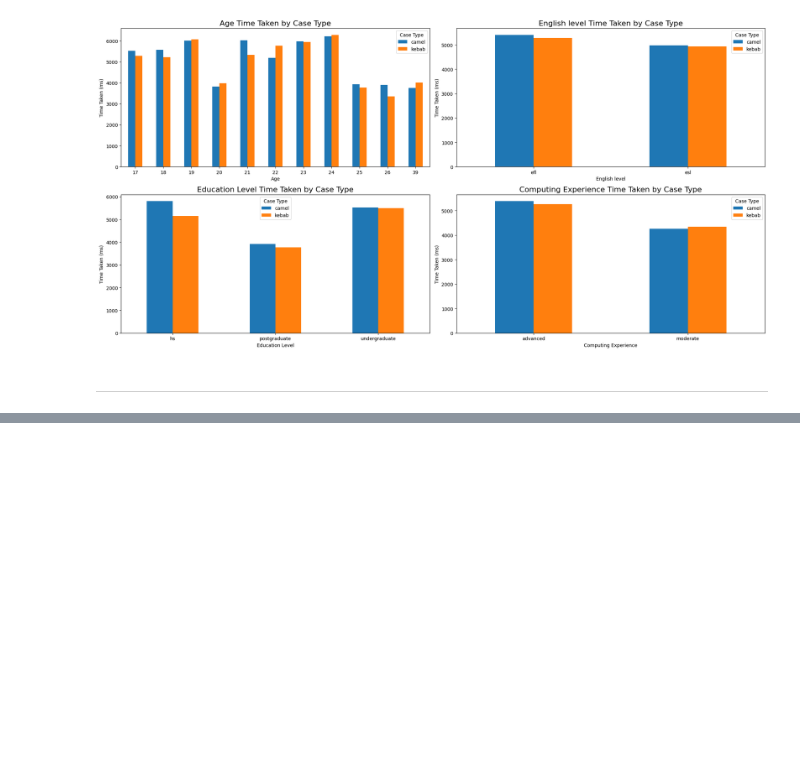
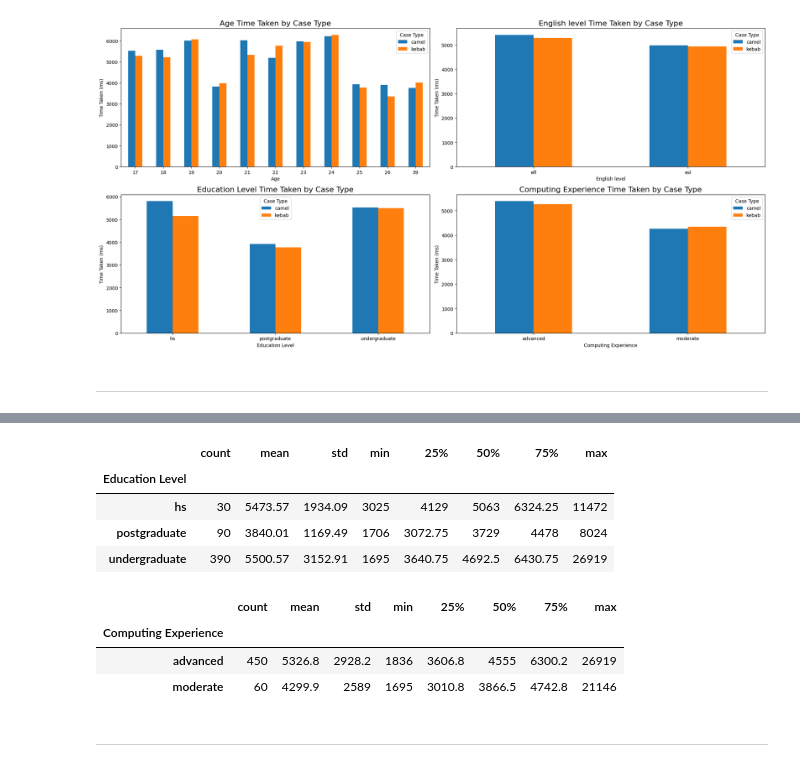
Before and after one commit to bilinni/Experiment-2-CamelCase-Vs-KebabCase, a Jupyter notebook: exploring/main.ipynb, the cells around one changed output, grey strips where cells are left out. Saved outputs shown, nothing was run; the diff lists cells and outputs as text; code cells hidden in the pictures; blank space fills up the shorter version.

```diff
--- a/exploring/main.ipynb
+++ b/exploring/main.ipynb
@@ -315,0 +382,17 @@ plt.show()
+# %%
+format_discriptive(df.groupby('Education Level')['Time Taken (ms)'].describe())
+# %% [output]
+|  | count | mean | std | min | 25% | 50% | 75% | max |
+| Education Level |  |  |  |  |  |  |  |  |
+| hs | 30 | 5473.57 | 1934.09 | 3025 | 4129 | 5063 | 6324.25 | 11472 |
+| postgraduate | 90 | 3840.01 | 1169.49 | 1706 | 3072.75 | 3729 | 4478 | 8024 |
+| undergraduate | 390 | 5500.57 | 3152.91 | 1695 | 3640.75 | 4692.5 | 6430.75 | 26919 |
+# %%
+format_discriptive(df.groupby('Computing Experience')['Time Taken (ms)'].describe())
+# %% [output]
+|  | count | mean | std | min | 25% | 50% | 75% | max |
+| Computing Experience |  |  |  |  |  |  |  |  |
+| advanced | 450 | 5326.8 | 2928.2 | 1836 | 3606.8 | 4555 | 6300.2 | 26919 |
+| moderate | 60 | 4299.9 | 2589 | 1695 | 3010.8 | 3866.5 | 4742.8 | 21146 |
+# %% [markdown]
+---
```
Also changed, not shown: parts of 8 cells of this notebook.
